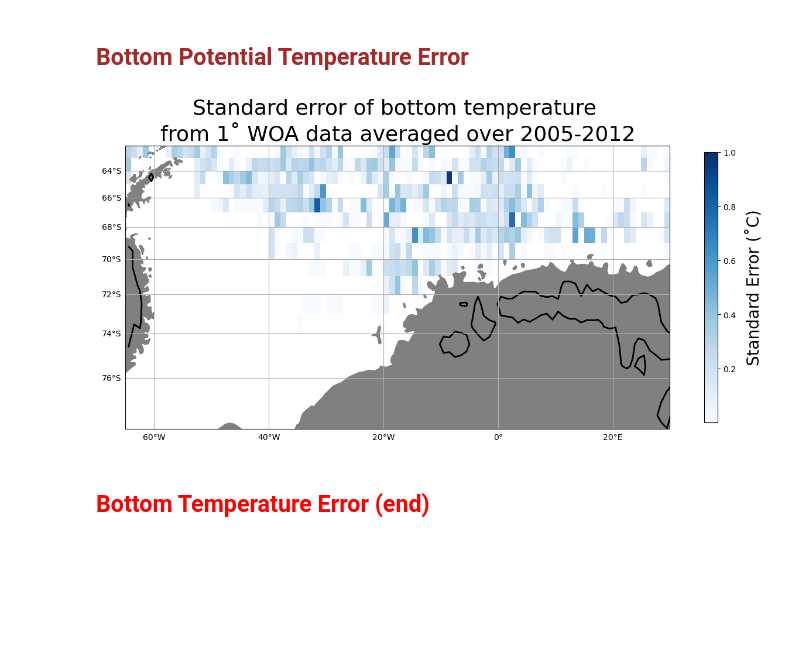
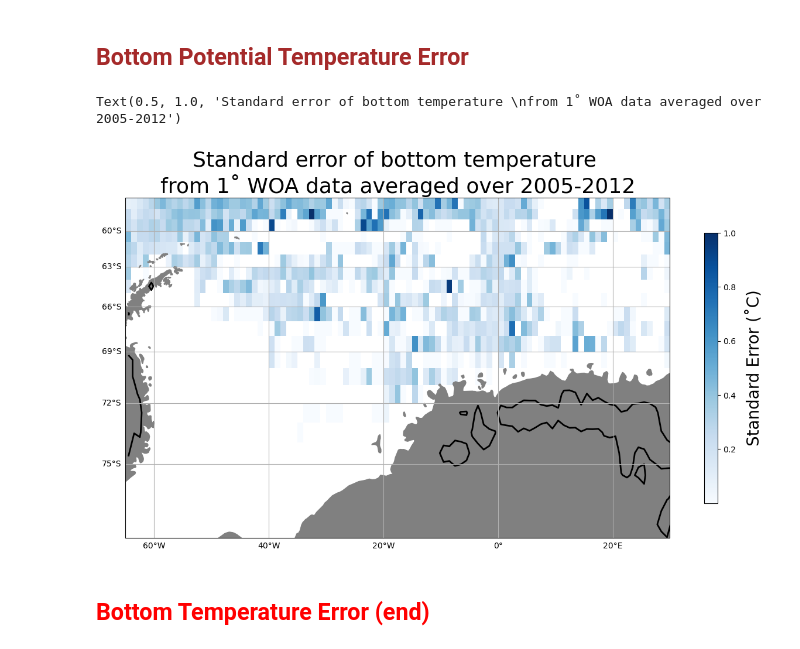
Before and after one commit to shanicetbailey/chapter1, a Jupyter notebook: WOA/1_bottom-temp_salt-std-figs.ipynb, the cells around one changed output. Saved outputs shown, nothing was run; the diff lists cells and outputs as text; code cells hidden in the pictures; blank space fills up the shorter version.

```diff
--- a/WOA/1_bottom-temp_salt-std-figs.ipynb
+++ b/WOA/1_bottom-temp_salt-std-figs.ipynb
@@ -197,26 +198,27 @@ pt_bottom_wg_error.to_netcdf('pt_bottom_error_0512.nc', mode='w')
 # %%
 proj = ccrs.Mercator() #with Mercator you can put lat lon values.
 fig, ax = plt.subplots(figsize=(15, 15), subplot_kw=dict(projection=proj))
 
-ax.set_extent([-65, 30, -78, -62], crs=ccrs.PlateCarree())
+ax.set_extent([-65, 30, -78, -57], crs=ccrs.PlateCarree())
 ax.add_feature(cfeature.NaturalEarthFeature('physical', 'land', '50m',
                                         edgecolor='face',
                                         facecolor='0.5'))
 #1000m isobath
 ax.contour(bath_wg_woa.lon, bath_wg_woa.lat, bath_wg_woa, levels=[1000], colors='k', linewidths=2, transform=ccrs.PlateCarree())
 
 im = ax.pcolormesh(pt_bottom_wg_error.lon, pt_bottom_wg_error.lat, pt_bottom_wg_error[0], transform=ccrs.PlateCarree(), cmap='Blues', vmax=1)
 cb = fig.colorbar(im, ax=ax, shrink=0.4)
 cb.set_label("Standard Error (˚C)", labelpad=12, fontsize=20)
 
 g1 = ax.gridlines(crs=ccrs.PlateCarree(), draw_labels=True)
 g1.xlabels_top = False
 g1.ylabels_right = False
 
 plt.title('Standard error of bottom temperature \nfrom 1˚ WOA data averaged over 2005-2012', fontsize=26)
-plt.savefig('ste-bot-temp-woa0512-1kmisobath.pdf');
+#plt.savefig('ste-bot-temp-woa0512-1kmisobath.pdf');
 # %% [output]
+Text(0.5, 1.0, 'Standard error of bottom temperature \nfrom 1˚ WOA data averaged over 2005-2012')
-[figure, old version]
+[figure, new version]
 # %% [markdown]
 ## <span style='color:Red'> Bottom Temperature Error (end)
 # %% [markdown]
```
Also changed, not shown: parts of 3 cells of this notebook.
